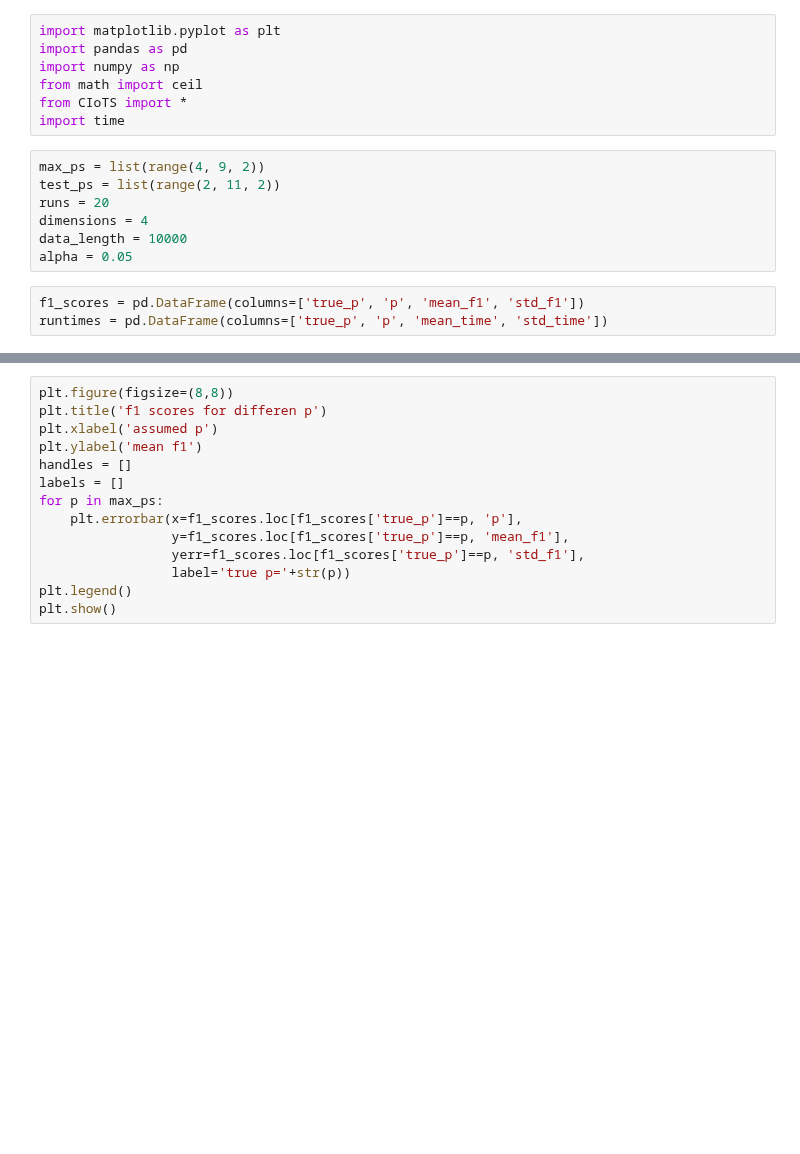
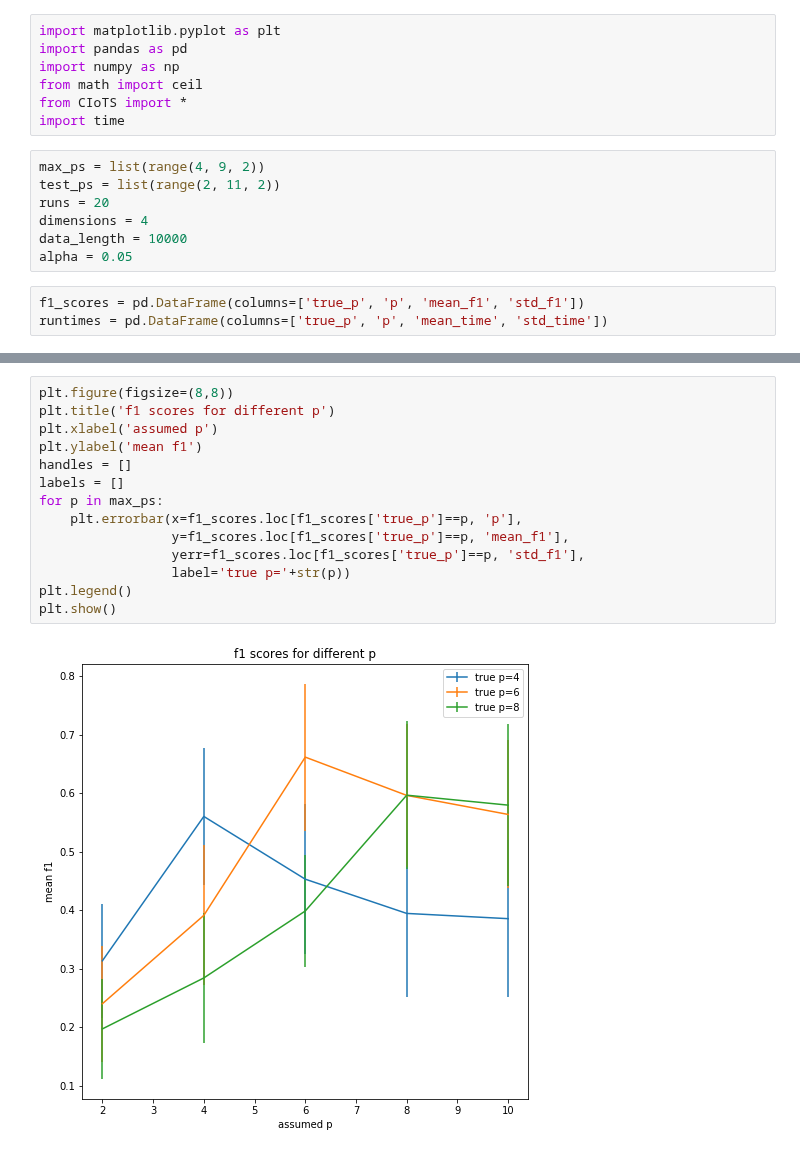
Before and after one commit to danthe96/CIoTS, a Jupyter notebook: fixed_p_modified_chen.ipynb, the cells around one changed output, grey strips where cells are left out. Cells and saved outputs as stored; diff of their text form; blank space fills up the shorter version.

```diff
--- a/fixed_p_modified_chen.ipynb
+++ b/fixed_p_modified_chen.ipynb
@@ -52,14 +83,16 @@ f1_scores
 # %%
 plt.figure(figsize=(8,8))
-plt.title('f1 scores for differen p')
+plt.title('f1 scores for different p')
 plt.xlabel('assumed p')
 plt.ylabel('mean f1')
 handles = []
 labels = []
 for p in max_ps:
     plt.errorbar(x=f1_scores.loc[f1_scores['true_p']==p, 'p'],
                  y=f1_scores.loc[f1_scores['true_p']==p, 'mean_f1'],
                  yerr=f1_scores.loc[f1_scores['true_p']==p, 'std_f1'],
                  label='true p='+str(p))
 plt.legend()
 plt.show()
+# %% [output]
+[figure, added]
```
Also changed, not shown: parts of 3 cells of this notebook, 6 other files.
